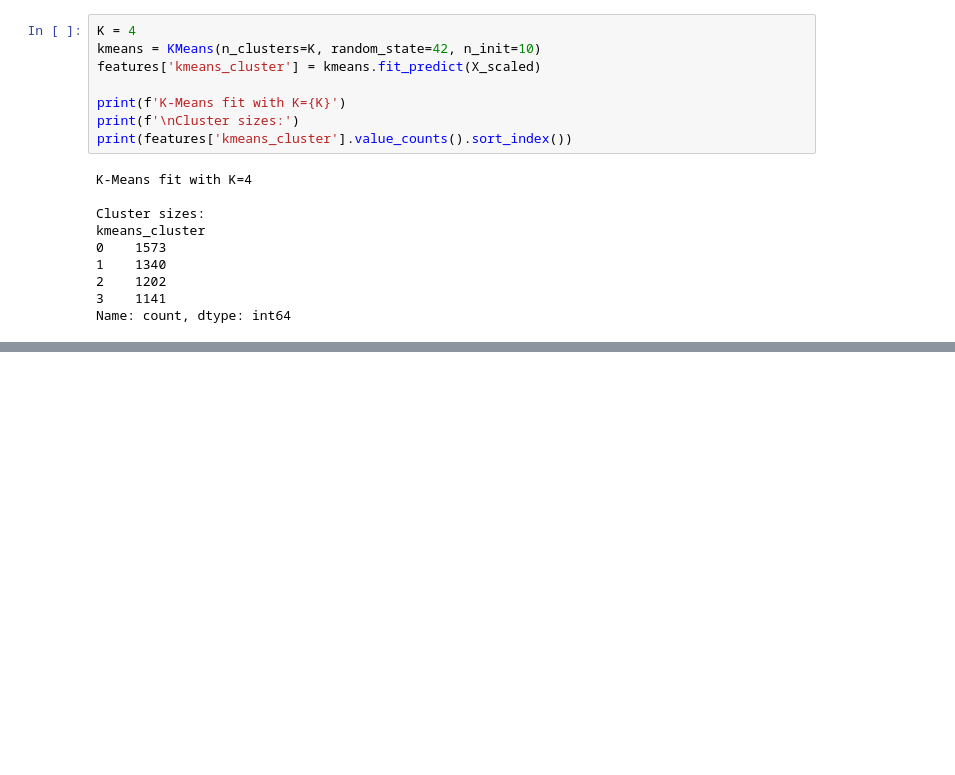
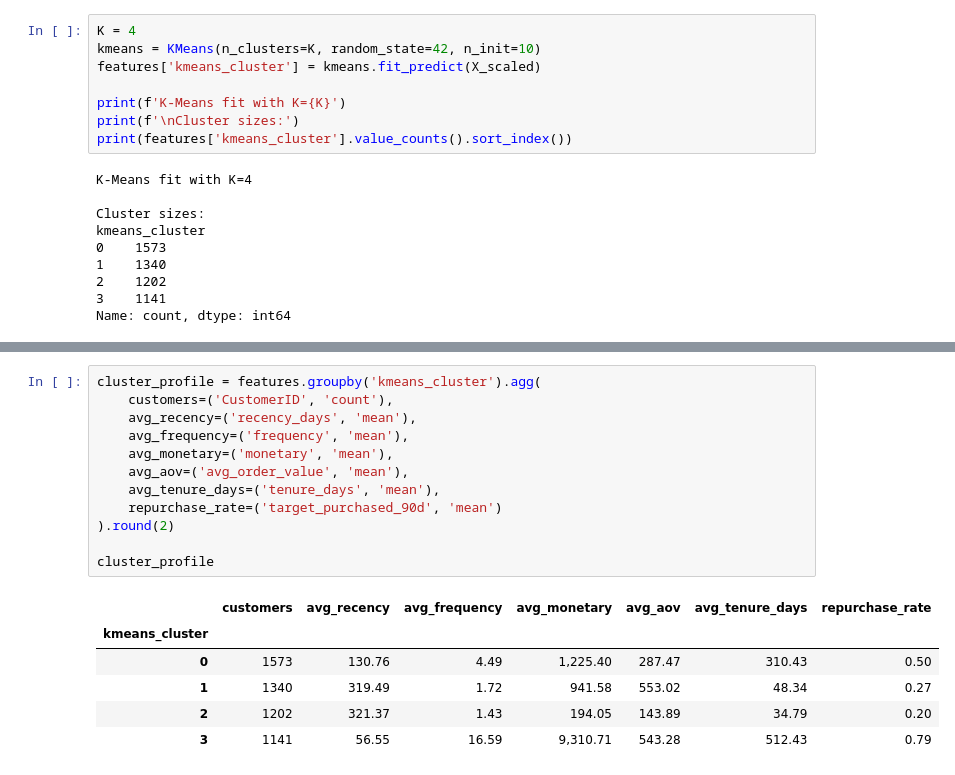
Before and after one commit to JomarHAN/ML-UCI-Online-Retail-II, a Jupyter notebook: notebooks/04_segmentation.ipynb, the cells around one changed output, grey strips where cells are left out. Cells and saved outputs as stored; diff of their text form; blank space fills up the shorter version.

Commit message:
9. Profile the K-Means clusters

```diff
--- a/notebooks/04_segmentation.ipynb
+++ b/notebooks/04_segmentation.ipynb
@@ -380,0 +384,19 @@ Name: count, dtype: int64
+# %%
+cluster_profile = features.groupby('kmeans_cluster').agg(
+    customers=('CustomerID', 'count'),
+    avg_recency=('recency_days', 'mean'),
+    avg_frequency=('frequency', 'mean'),
+    avg_monetary=('monetary', 'mean'),
+    avg_aov=('avg_order_value', 'mean'),
+    avg_tenure_days=('tenure_days', 'mean'),
+    repurchase_rate=('target_purchased_90d', 'mean')
+).round(2)
+
+cluster_profile
+# %% [output]
+|  | customers | avg_recency | avg_frequency | avg_monetary | avg_aov | avg_tenure_days | repurchase_rate |
+| kmeans_cluster |  |  |  |  |  |  |  |
+| 0 | 1573 | 130.76 | 4.49 | 1,225.40 | 287.47 | 310.43 | 0.50 |
+| 1 | 1340 | 319.49 | 1.72 | 941.58 | 553.02 | 48.34 | 0.27 |
+| 2 | 1202 | 321.37 | 1.43 | 194.05 | 143.89 | 34.79 | 0.20 |
+| 3 | 1141 | 56.55 | 16.59 | 9,310.71 | 543.28 | 512.43 | 0.79 |
```
Also changed, not shown: parts of 2 cells of this notebook.
